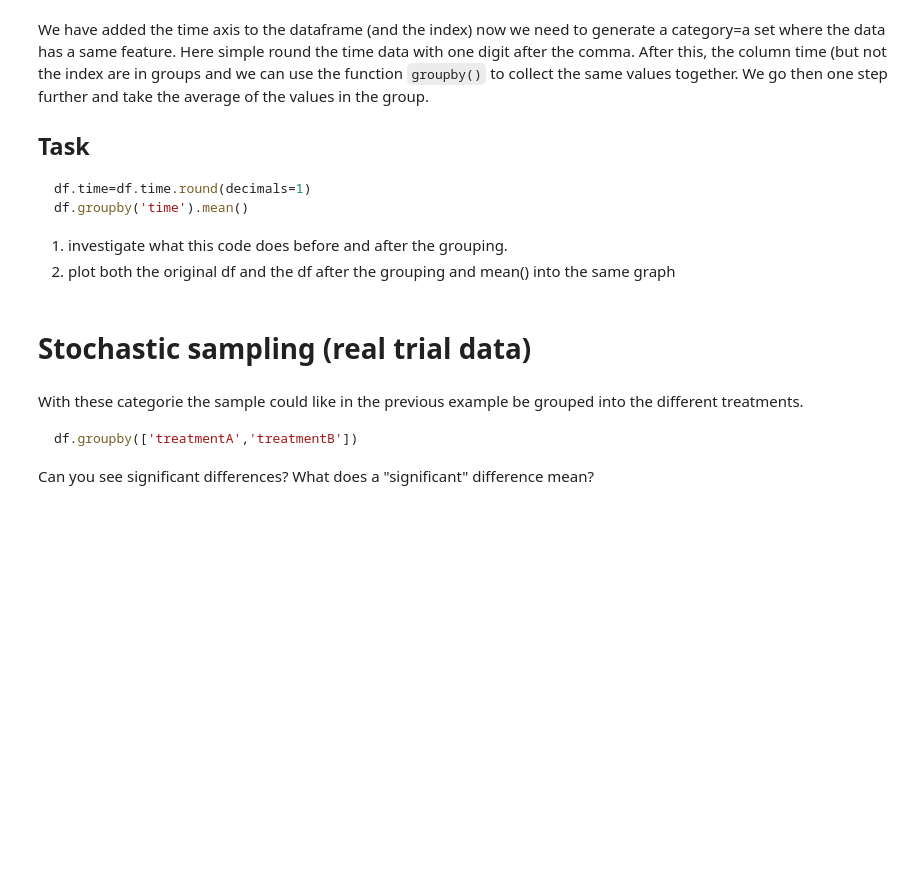
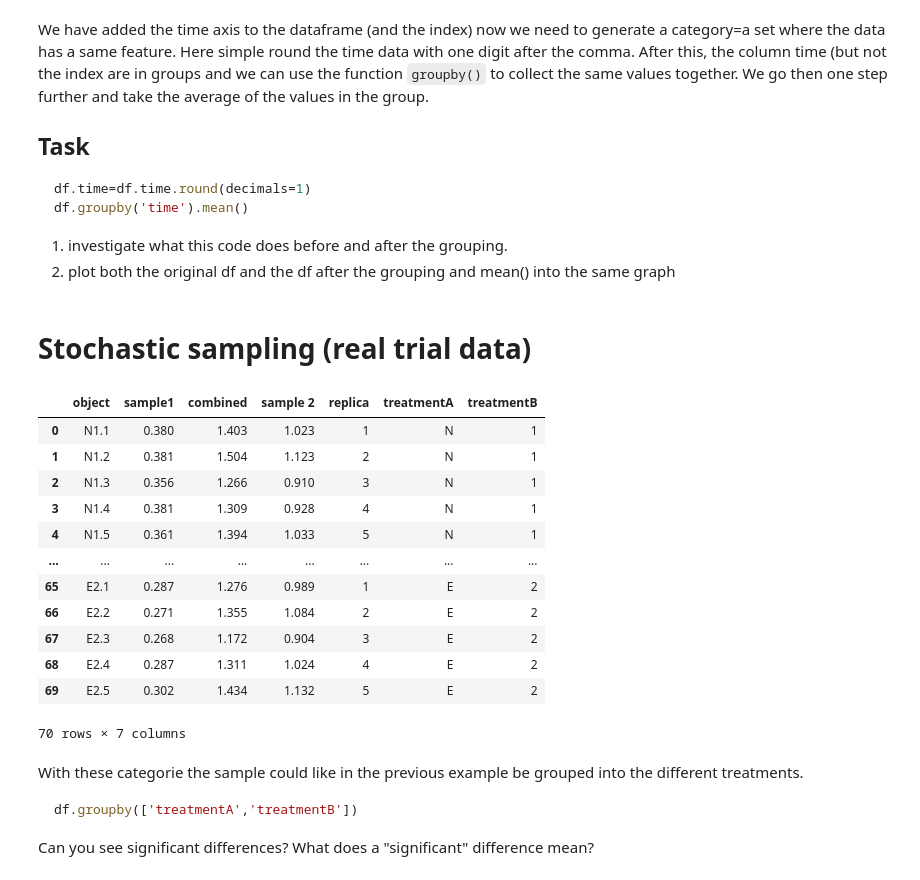
Before and after one commit to carolineangelaa53-dotcom/BioChemistry, a Jupyter notebook: lectures/10-pandas.ipynb, the cells around one changed output. Drawn from its saved outputs; the diff is of its cells as text; code cells hidden in the pictures; blank space fills up the shorter version.

````diff
--- a/lectures/10-pandas.ipynb
+++ b/lectures/10-pandas.ipynb
@@ -8,8 +8,8 @@ import numpy as np
 # if we are running Colab we want to download the repository
 
 if 'google.colab' in sys.modules:
-    path_to_files = os.sep.join([os.getcwd(), "BioChemistry", "lectures", "Data"])
-    !git clone https://github.com/luchem/BioChemistry.git --depth=1
+    path_to_files = os.sep.join([os.getcwd(), "Kemm30", "lectures", "Data"])
+    !git clone https://github.com/luchem/Kemm30.git --depth=1
 else:
     path_to_files = os.sep.join([os.getcwd() , "Data"])
 %matplotlib inline
@@ -303,19 +313,6 @@ df.time = df.time.round(decimals=1)
 df.groupby("time").mean().plot(ax=ax)
 # %% [markdown]
 # Stochastic sampling (real trial data)
-# %%
-# download the data and set the filepath
-if 'google.colab' in sys.modules:
-    try:
-        !git clone https://github.com/luchem/BioChemistry.git --depth=1
-    except Exception as e:
-        print('The new downloading failed with this error message:')
-        print(e)
-        print('If this says that the path already exists, all good, otherwise investigate where the data is.')
-    path_to_files = os.sep.join([os.getcwd(), "BioChemistry", "lectures", "Data"])
-else:
-    path_to_files = os.sep.join([os.getcwd() , "Data"])
-%matplotlib inline
 # %%
 df = pd.read_excel(path_to_files + os.sep + "data_from_trial.xlsx", sheet_name="inner")
 
@@ -335,3 +331,19 @@ plt.show()
+# %%
+df
+# %% [output]
+|  | object | sample1 | combined | sample 2 | replica | treatmentA | treatmentB |
+| 0 | N1.1 | 0.380 | 1.403 | 1.023 | 1 | N | 1 |
+| 1 | N1.2 | 0.381 | 1.504 | 1.123 | 2 | N | 1 |
+| 2 | N1.3 | 0.356 | 1.266 | 0.910 | 3 | N | 1 |
+| 3 | N1.4 | 0.381 | 1.309 | 0.928 | 4 | N | 1 |
+| 4 | N1.5 | 0.361 | 1.394 | 1.033 | 5 | N | 1 |
+| ... | ... | ... | ... | ... | ... | ... | ... |
+| 65 | E2.1 | 0.287 | 1.276 | 0.989 | 1 | E | 2 |
+| 66 | E2.2 | 0.271 | 1.355 | 1.084 | 2 | E | 2 |
+| 67 | E2.3 | 0.268 | 1.172 | 0.904 | 3 | E | 2 |
+| 68 | E2.4 | 0.287 | 1.311 | 1.024 | 4 | E | 2 |
+| 69 | E2.5 | 0.302 | 1.434 | 1.132 | 5 | E | 2 |
+70 rows × 7 columns
 # %% [markdown]
 With these categorie the sample could like in the previous example be grouped into the different treatments.
 ```python
````
Also changed, not shown: parts of 4 cells of this notebook, 9 other files.
